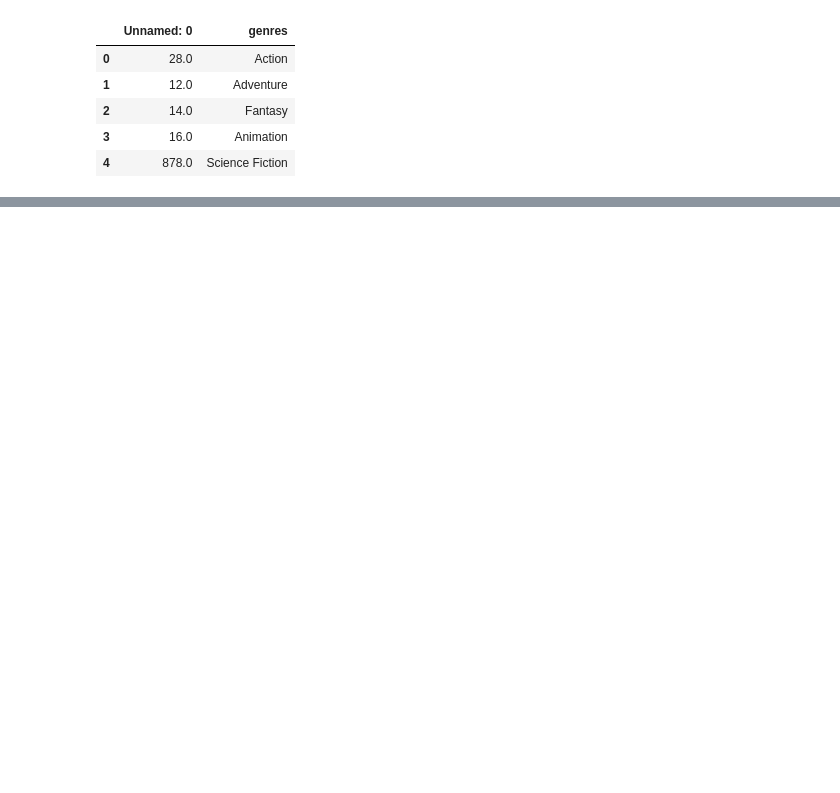
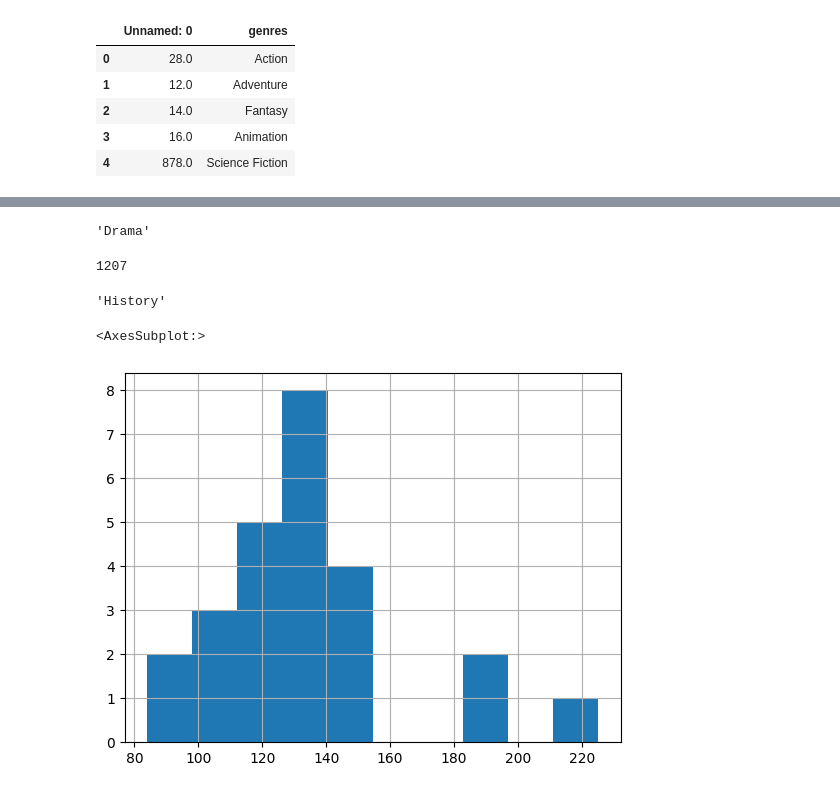
Before and after one commit to PiotrWitaszek/Matplotlib, a Jupyter notebook: Matplotlib.ipynb, the cells around one changed output, grey strips where cells are left out. Saved outputs shown, nothing was run; the diff lists cells and outputs as text; code cells hidden in the pictures; blank space fills up the shorter version.

```diff
--- a/Matplotlib.ipynb
+++ b/Matplotlib.ipynb
@@ -166,0 +94,5 @@ fig=plt.figure()
+# %%
+# 3Baza filmów zawiera kolumnę z id gatunku (genre_id). Na tej podstawie połącz ze sobą bazę filmów z bazą gatunków, tak aby w bazie filmów można było odczytać nazwę gatunku filmu.
+genres_dict=dict(zip(genres['Unnamed: 0'].unique(),genres['genres']))
+movies['genre']=movies['genre_id'].map(genres_dict)
+movies
@@ -166,0 +113,24 @@ fig=plt.figure()
+# %%
+#Jaki gatunek filmu z bazy pojawia się w niej najczęściej? Ile filmów tego gatunku znajduje się w bazie?
+movies['genre'].value_counts().idxmax()
+# %% [output]
+'Drama'
+# %%
+(movies.genre.values == movies['genre'].value_counts().idxmax()).sum()
+# %% [output]
+1207
+# %%
+#Filmy, którego gatunku trwają średnio najdłużej (runtime)?
+runtime=movies.groupby('genre').mean()
+runtime['runtime'].idxmax()
+# %% [output]
+'History'
+# %%
+
+#Stwórz histogram czasu trwania filmów z gatunku, który cechuje się największym średnim czasem trwania
+#(movies.genre.values == ['History'])
+history=movies.loc[movies['genre'] == 'History']
+history['runtime'].hist(bins=10)
+# %% [output]
+<AxesSubplot:>
+[figure, added]
```
Also changed, not shown: parts of 12 cells of this notebook.
